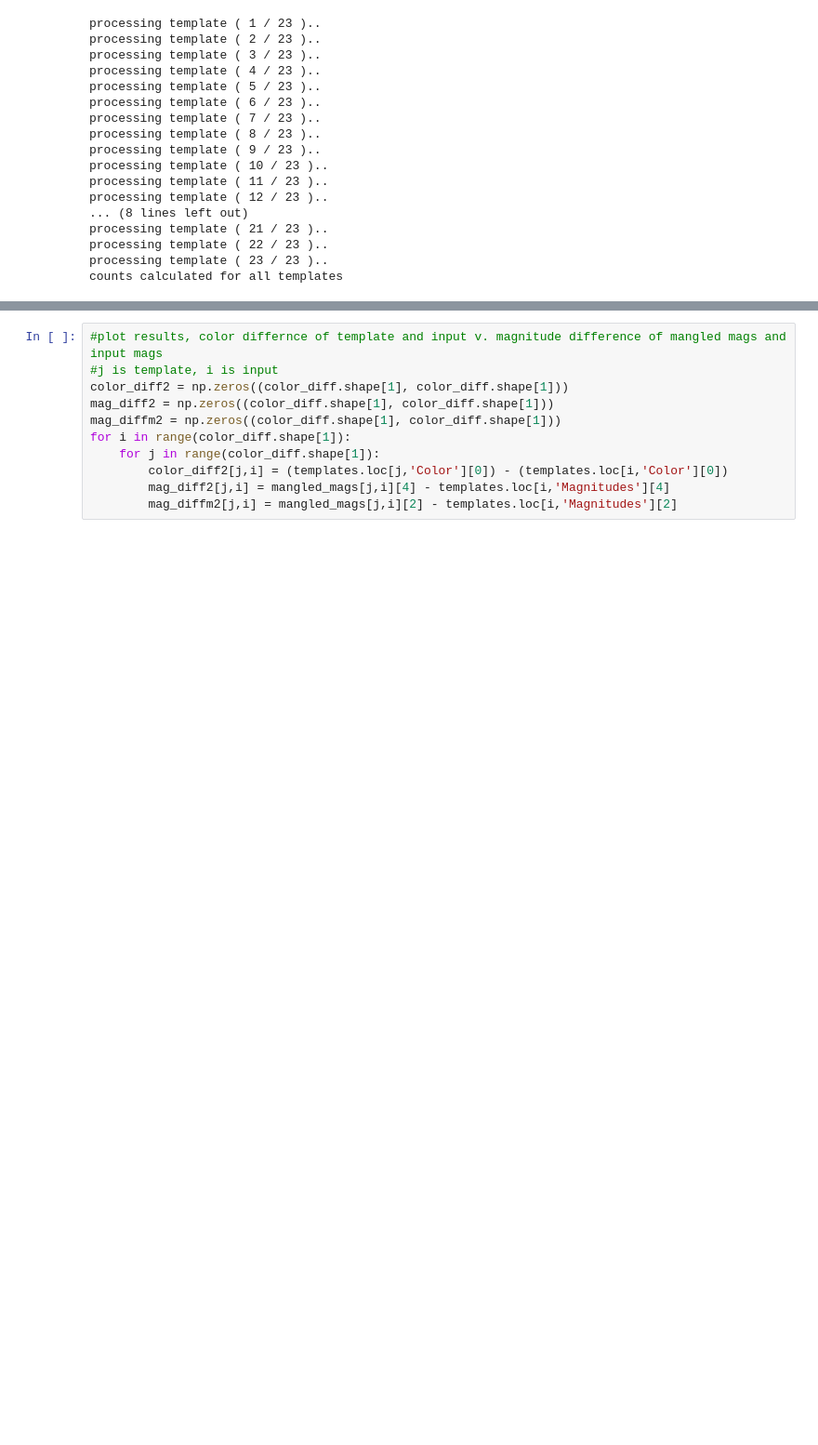
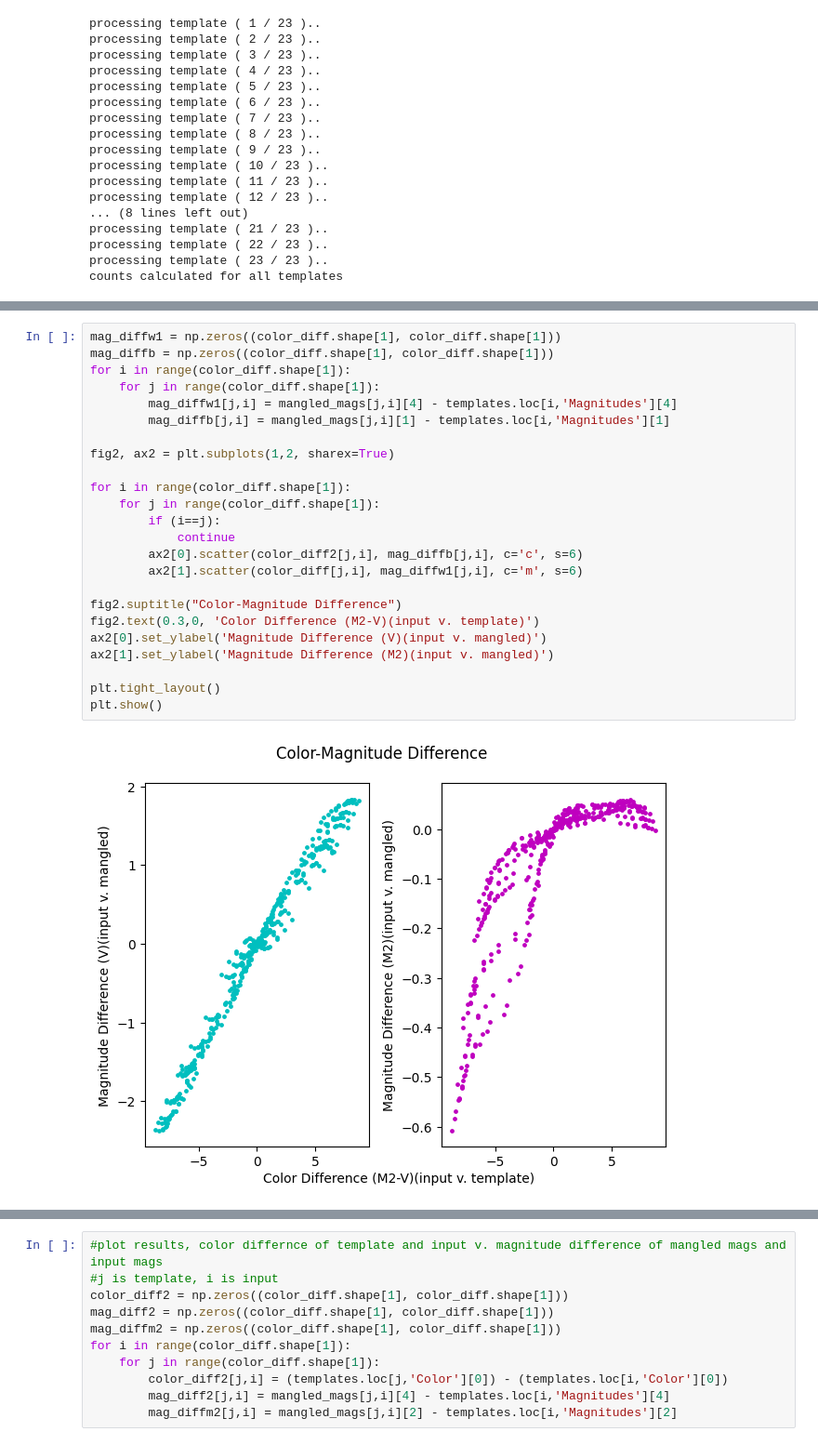
Before and after one commit to pbrown801/aggienova-templates, a Jupyter notebook: python/template_color_compare.ipynb, the cells around one changed output, grey strips where cells are left out. Shown at 93% size. Saved outputs shown, nothing was run; the diff lists cells and outputs as text; blank space fills up the shorter version.

```diff
--- a/python/template_color_compare.ipynb
+++ b/python/template_color_compare.ipynb
@@ -249,5 +466,31 @@ plt.tight_layout()
 plt.show()
 # %% [output]
 [figure]
+# %%
+mag_diffw1 = np.zeros((color_diff.shape[1], color_diff.shape[1]))
+mag_diffb = np.zeros((color_diff.shape[1], color_diff.shape[1]))
+for i in range(color_diff.shape[1]):
+    for j in range(color_diff.shape[1]):
+        mag_diffw1[j,i] = mangled_mags[j,i][4] - templates.loc[i,'Magnitudes'][4]
+        mag_diffb[j,i] = mangled_mags[j,i][1] - templates.loc[i,'Magnitudes'][1]
+
+fig2, ax2 = plt.subplots(1,2, sharex=True)
+
+for i in range(color_diff.shape[1]):
+    for j in range(color_diff.shape[1]):
+        if (i==j):
+            continue
+        ax2[0].scatter(color_diff2[j,i], mag_diffb[j,i], c='c', s=6)
+        ax2[1].scatter(color_diff[j,i], mag_diffw1[j,i], c='m', s=6)
+
+fig2.suptitle("Color-Magnitude Difference")
+fig2.text(0.3,0, 'Color Difference (M2-V)(input v. template)')
+ax2[0].set_ylabel('Magnitude Difference (V)(input v. mangled)')
+ax2[1].set_ylabel('Magnitude Difference (M2)(input v. mangled)')
+
+plt.tight_layout()
+plt.show()
+# %% [output]
+[figure, added]
 # %%
 '''W1-B'''
```
Also changed, not shown: parts of 19 cells of this notebook, 1 other file.
